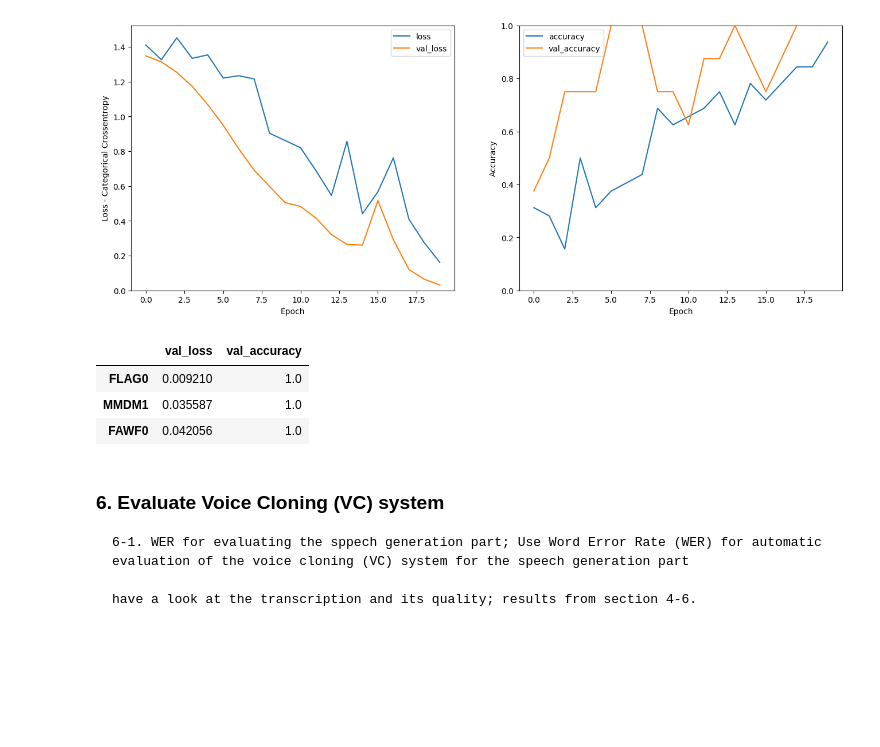
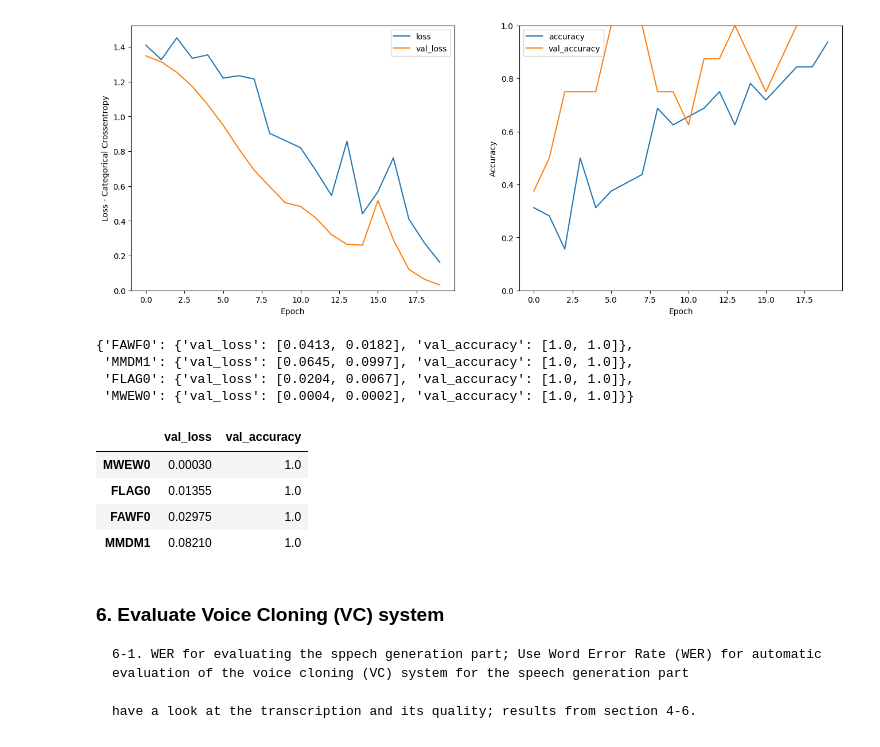
Before and after one commit to henryhyunwookim/Voice-Cloning-and-Fake-Audio-Detection, a Jupyter notebook: VoiceCloningAndFakeAudioDetection.ipynb, the cells around one changed output. Saved outputs shown, nothing was run; the diff lists cells and outputs as text; code cells hidden in the pictures; blank space fills up the shorter version.

```diff
--- a/VoiceCloningAndFakeAudioDetection.ipynb
+++ b/VoiceCloningAndFakeAudioDetection.ipynb
@@ -686,12 +612,3 @@ Best val_accuracy: 1.0
 plot_callbacks_history(history, figsize=(16, 6), eval_metrics=['Categorical Crossentropy', 'Accuracy'])
 # %% [output]
 [figure]
-# %%
-val_df = pd.DataFrame(val_dict).T
-val_df = val_df.sort_values(['val_accuracy', 'val_loss'], ascending =[False, True])
-val_df
-# %% [output]
-|  | val_loss | val_accuracy |
-| FLAG0 | 0.009210 | 1.0 |
-| MMDM1 | 0.035587 | 1.0 |
-| FAWF0 | 0.042056 | 1.0 |
@@ -706,3 +615,25 @@ val_df
+# %%
+val_dict
+# %% [output]
+{'FAWF0': {'val_loss': [0.0413, 0.0182], 'val_accuracy': [1.0, 1.0]},
+ 'MMDM1': {'val_loss': [0.0645, 0.0997], 'val_accuracy': [1.0, 1.0]},
+ 'FLAG0': {'val_loss': [0.0204, 0.0067], 'val_accuracy': [1.0, 1.0]},
+ 'MWEW0': {'val_loss': [0.0004, 0.0002], 'val_accuracy': [1.0, 1.0]}}
+# %%
+mean_val_dict = {}
+for k, v in val_dict.items():
+    idx = k
+    val_loss = np.mean(v['val_loss'])
+    val_accuracy = np.mean(v['val_accuracy'])
+    mean_val_dict[idx] = {'val_loss': val_loss, 'val_accuracy': val_accuracy}
+mean_val_df = pd.DataFrame(mean_val_dict).T.sort_values(['val_accuracy', 'val_loss'], ascending =[False, True])
+mean_val_df
+# %% [output]
+|  | val_loss | val_accuracy |
+| MWEW0 | 0.00030 | 1.0 |
+| FLAG0 | 0.01355 | 1.0 |
+| FAWF0 | 0.02975 | 1.0 |
+| MMDM1 | 0.08210 | 1.0 |
 # %% [markdown]
 ### <b>6. Evaluate Voice Cloning (VC) system</b>
 
```
Also changed, not shown: parts of 24 cells of this notebook, 4 other files.
